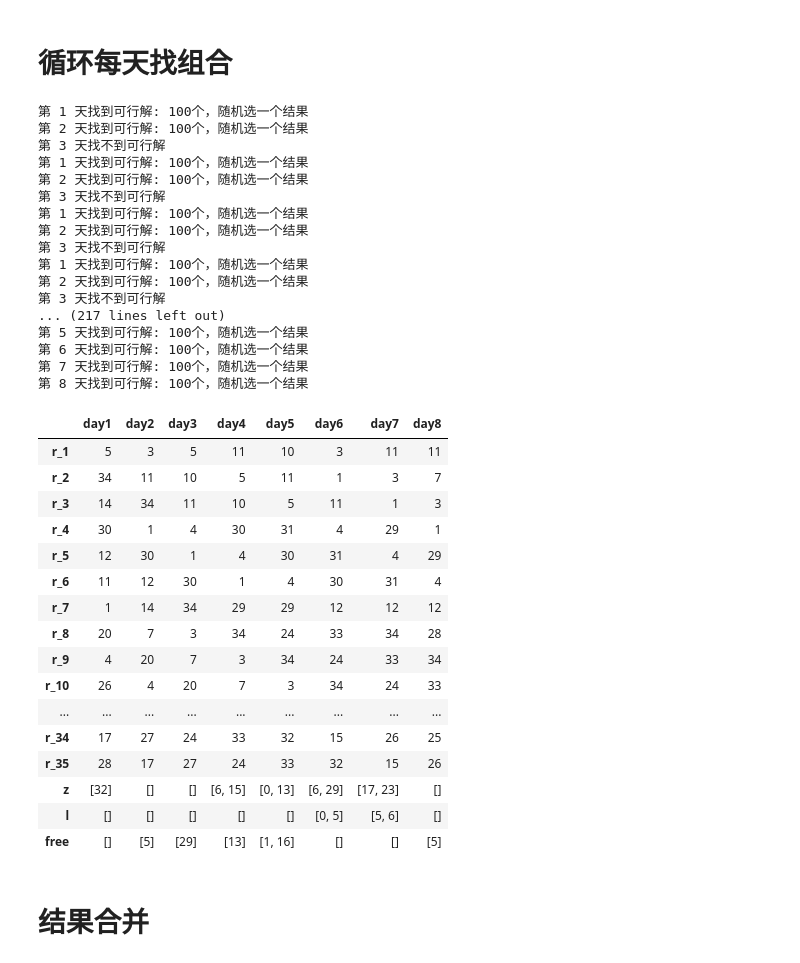
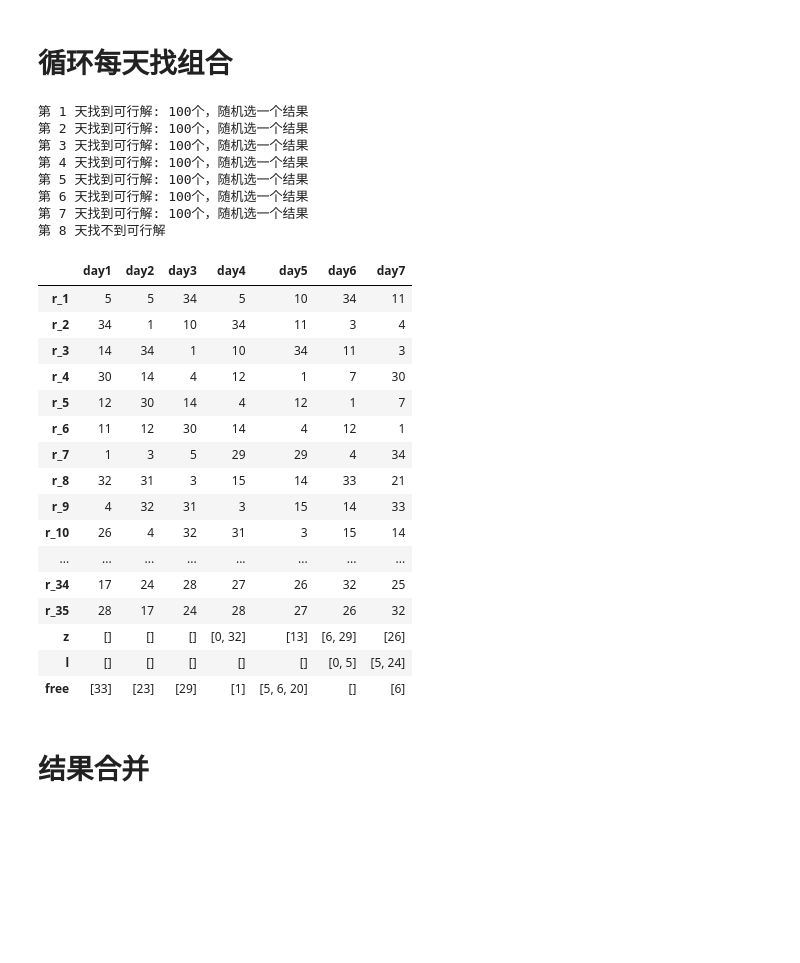
Before and after one commit to xx529/car_plan, a Jupyter notebook: plan.ipynb, the cells around one changed output. Cells and saved outputs as stored; diff of their text form; code cells hidden in the pictures; blank space fills up the shorter version.

```diff
--- a/plan.ipynb
+++ b/plan.ipynb
@@ -331,12 +331,14 @@ while is_find is not True:
 
                         model.Add(mat[road_idx, car_idx] == 0)
 
-        # 优化目标，空闲车辆最少
+        # # 优化目标，空闲车辆最少
         # model.Minimize(mat[-1, :].sum())
 
-        # 优化目标，z 和 l 尽量排满
+        # # 优化目标，z 和 l 尽量排满
         # model.Maximize(mat[z_idx].sum() + mat[l_idx].sum())
 
+        # 优化目标，优先修理里程最少的车辆
+        # model.Minimize((mat[l_idx] * car_remaining_l).sum() + (mat[z_idx] * car_remaining_z).sum())
 
         # 求解器求解，组合计算
         data = sample_results(model, mat)
@@ -364,62 +366,55 @@ while is_find is not True:
             car_idx = df_result.iloc[i]
             if car_idx == -1:
                 continue
             car_remaining_l[car_idx] -= road_length[i]
             car_remaining_z[car_idx] -= road_length[i]
             car_remaining_days[car_idx] -= 1
 
         # 恢复 l 里程
         for i in df_result.iloc[l_idx]:
             car_remaining_l[i] = l_recovery_capacity
 
         # 恢复 z 里程和天数
         for i in df_result.iloc[z_idx]:
             car_remaining_z[i] = z_recovery_capacity
             car_remaining_days[i] = z_recovery_days
 
         # 画图数据记录
         car_remaining_l_per_day.append(car_remaining_l.copy())
         car_remaining_z_per_day.append(car_remaining_z.copy())
         car_remaining_days_per_day.append(car_remaining_days.copy())
     else:
         is_find = True
 
+    break
+
 pd.concat(df_result_ls, axis=1)
 # %% [output]
 第 1 天找到可行解: 100个，随机选一个结果
 第 2 天找到可行解: 100个，随机选一个结果
-第 3 天找不到可行解
-第 1 天找到可行解: 100个，随机选一个结果
-第 2 天找到可行解: 100个，随机选一个结果
-第 3 天找不到可行解
-第 1 天找到可行解: 100个，随机选一个结果
-第 2 天找到可行解: 100个，随机选一个结果
-第 3 天找不到可行解
-第 1 天找到可行解: 100个，随机选一个结果
-第 2 天找到可行解: 100个，随机选一个结果
-第 3 天找不到可行解
-... (217 lines left out)
+第 3 天找到可行解: 100个，随机选一个结果
+第 4 天找到可行解: 100个，随机选一个结果
 第 5 天找到可行解: 100个，随机选一个结果
 第 6 天找到可行解: 100个，随机选一个结果
 第 7 天找到可行解: 100个，随机选一个结果
-第 8 天找到可行解: 100个，随机选一个结果
+第 8 天找不到可行解
-|  | day1 | day2 | day3 | day4 | day5 | day6 | day7 | day8 |
-| r_1 | 5 | 3 | 5 | 11 | 10 | 3 | 11 | 11 |
-| r_2 | 34 | 11 | 10 | 5 | 11 | 1 | 3 | 7 |
-| r_3 | 14 | 34 | 11 | 10 | 5 | 11 | 1 | 3 |
-| r_4 | 30 | 1 | 4 | 30 | 31 | 4 | 29 | 1 |
-| r_5 | 12 | 30 | 1 | 4 | 30 | 31 | 4 | 29 |
-| r_6 | 11 | 12 | 30 | 1 | 4 | 30 | 31 | 4 |
-| r_7 | 1 | 14 | 34 | 29 | 29 | 12 | 12 | 12 |
-| r_8 | 20 | 7 | 3 | 34 | 24 | 33 | 34 | 28 |
-| r_9 | 4 | 20 | 7 | 3 | 34 | 24 | 33 | 34 |
-| r_10 | 26 | 4 | 20 | 7 | 3 | 34 | 24 | 33 |
-| ... | ... | ... | ... | ... | ... | ... | ... | ... |
-| r_34 | 17 | 27 | 24 | 33 | 32 | 15 | 26 | 25 |
-| r_35 | 28 | 17 | 27 | 24 | 33 | 32 | 15 | 26 |
-| z | [32] | [] | [] | [6, 15] | [0, 13] | [6, 29] | [17, 23] | [] |
-| l | [] | [] | [] | [] | [] | [0, 5] | [5, 6] | [] |
-| free | [] | [5] | [29] | [13] | [1, 16] | [] | [] | [5] |
+|  | day1 | day2 | day3 | day4 | day5 | day6 | day7 |
+| r_1 | 5 | 5 | 34 | 5 | 10 | 34 | 11 |
+| r_2 | 34 | 1 | 10 | 34 | 11 | 3 | 4 |
+| r_3 | 14 | 34 | 1 | 10 | 34 | 11 | 3 |
+| r_4 | 30 | 14 | 4 | 12 | 1 | 7 | 30 |
+| r_5 | 12 | 30 | 14 | 4 | 12 | 1 | 7 |
+| r_6 | 11 | 12 | 30 | 14 | 4 | 12 | 1 |
+| r_7 | 1 | 3 | 5 | 29 | 29 | 4 | 34 |
+| r_8 | 32 | 31 | 3 | 15 | 14 | 33 | 21 |
+| r_9 | 4 | 32 | 31 | 3 | 15 | 14 | 33 |
+| r_10 | 26 | 4 | 32 | 31 | 3 | 15 | 14 |
+| ... | ... | ... | ... | ... | ... | ... | ... |
+| r_34 | 17 | 24 | 28 | 27 | 26 | 32 | 25 |
+| r_35 | 28 | 17 | 24 | 28 | 27 | 26 | 32 |
+| z | [] | [] | [] | [0, 32] | [13] | [6, 29] | [26] |
+| l | [] | [] | [] | [] | [] | [0, 5] | [5, 24] |
+| free | [33] | [23] | [29] | [1] | [5, 6, 20] | [] | [6] |
 # %% [markdown]
 # 结果合并
 # %%
```
Also changed, not shown: parts of 1 cell of this notebook, 1 other file.
